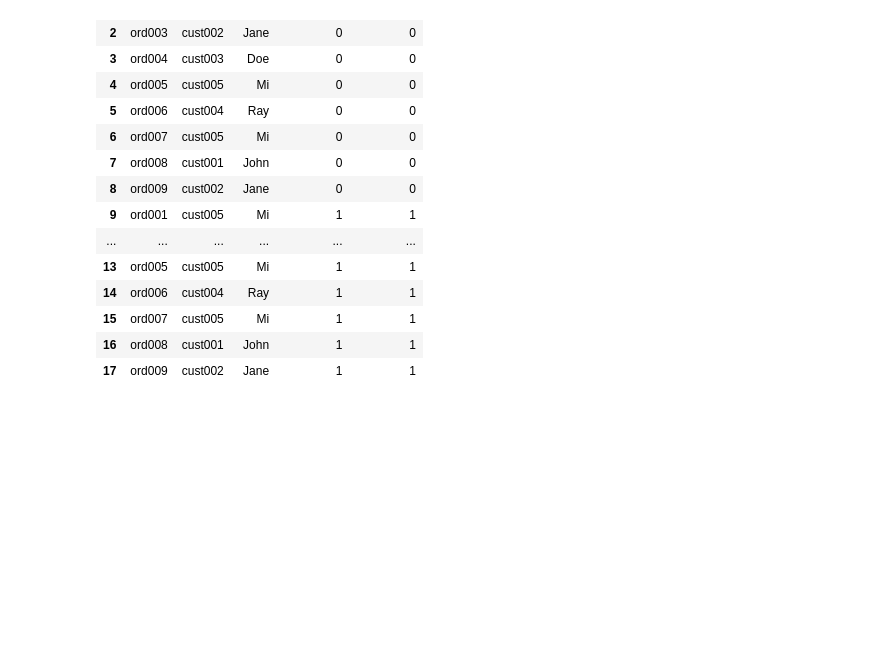
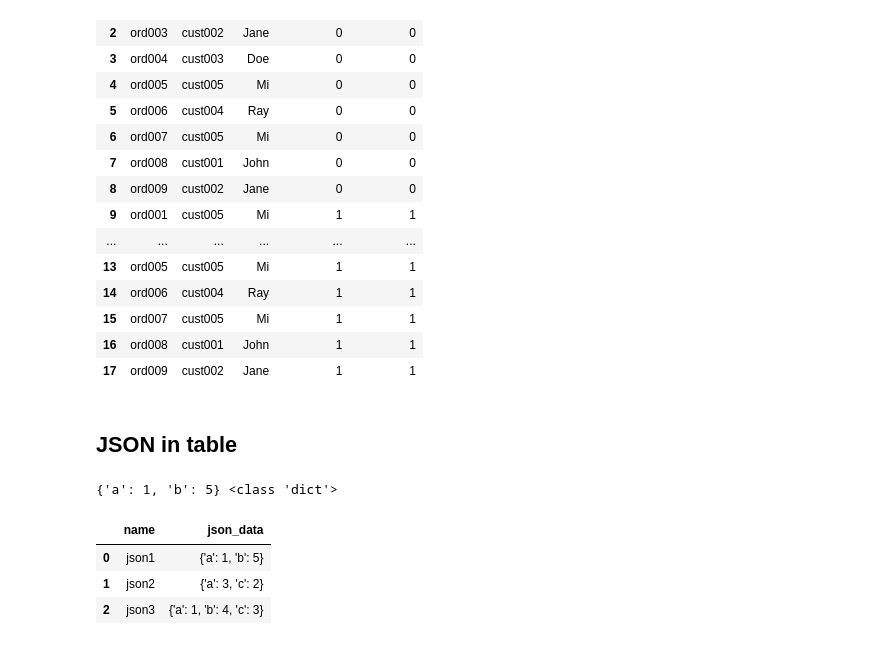
Before and after one commit to KenWronka/poison_ivy_detector, a Jupyter notebook: code/playground/accessing_pg_db_container.ipynb, the cells around one changed output. Cells and saved outputs as stored; diff of their text form; code cells hidden in the pictures; blank space fills up the shorter version.

Commit message:
created workng playground example with json in postgres table and pandas df

```diff
--- a/code/playground/accessing_pg_db_container.ipynb
+++ b/code/playground/accessing_pg_db_container.ipynb
@@ -319,3 +320,30 @@ HERE
 | 15 | ord007 | cust005 | Mi | 1 | 1 |
 | 16 | ord008 | cust001 | John | 1 | 1 |
 | 17 | ord009 | cust002 | Jane | 1 | 1 |
+# %% [markdown]
+## JSON in table
+# %%
+df = pd.DataFrame([
+    ('json1', {'a': 1, 'b': 5}),
+    ('json2', {'a': 3, 'c': 2}),
+    ('json3', {'a': 1, 'b': 4, 'c': 3})
+], columns=['name', 'json_data'])
+
+json_tbl = "test_json"
+
+create_json_tbl_query = f"""
+CREATE TABLE {json_tbl} (
+    name VARCHAR(50) UNIQUE NOT NULL,
+    json_data JSON NOT NULL,
+    PRIMARY KEY(name)
+)
+"""
+
+print(df.at[0, "json_data"], type(df.at[0, "json_data"]))
+df
+# %% [output]
+{'a': 1, 'b': 5} <class 'dict'>
+|  | name | json_data |
+| 0 | json1 | {'a': 1, 'b': 5} |
+| 1 | json2 | {'a': 3, 'c': 2} |
+| 2 | json3 | {'a': 1, 'b': 4, 'c': 3} |
```
Also changed, not shown: parts of 6 cells of this notebook.
